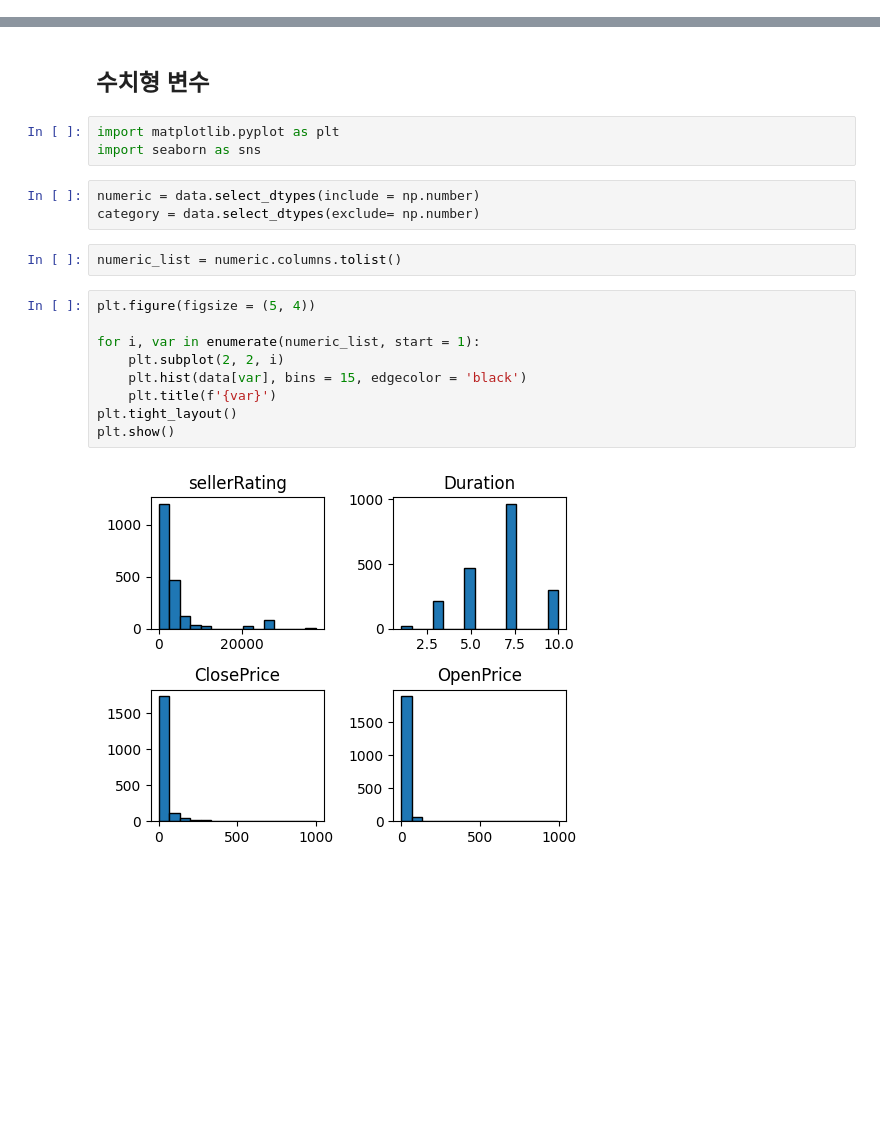
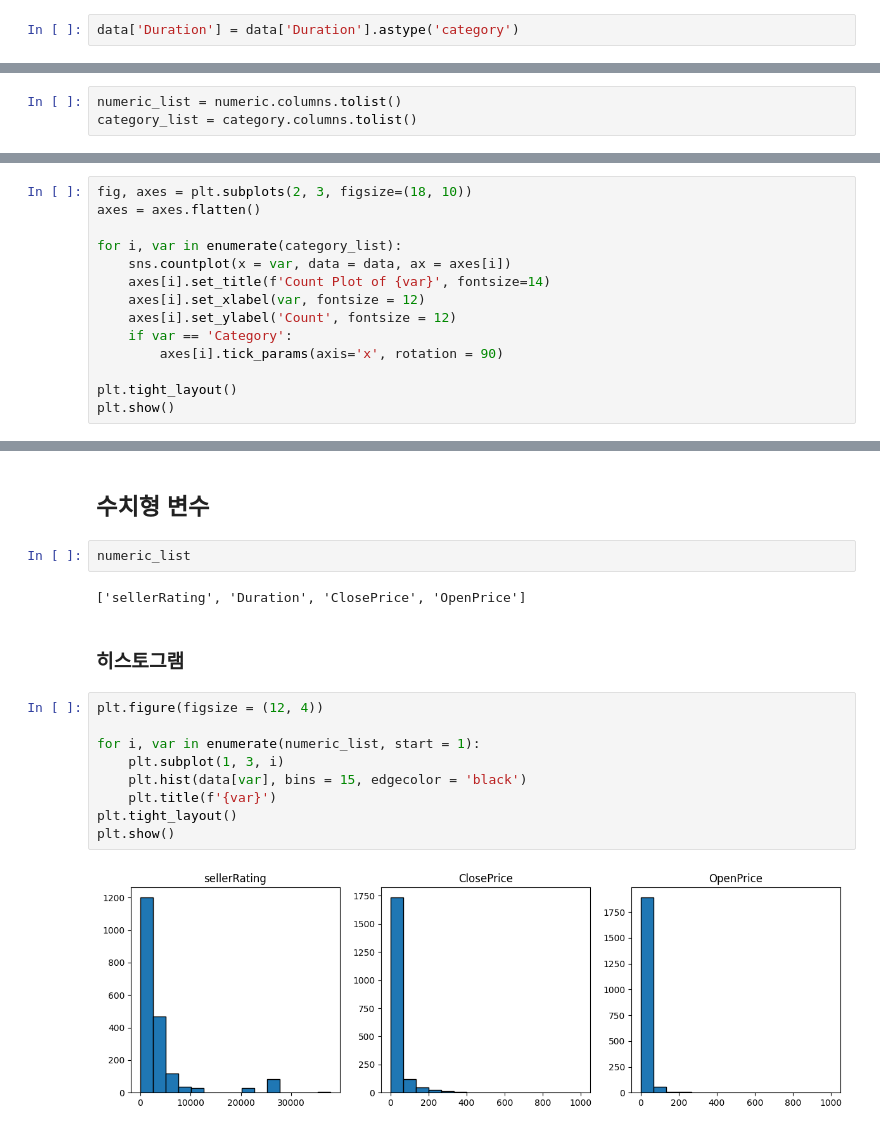
Before and after one commit to ebae-saebae/eBayInsights, a Jupyter notebook: open.ipynb, the cells around one changed output, grey strips where cells are left out. Drawn from its saved outputs; the diff is of its cells as text; blank space fills up the shorter version.

```diff
--- a/open.ipynb
+++ b/open.ipynb
@@ -59,0 +61,2 @@ data['Competitive'] = data['Competitive'].astype('category')
+# %%
+data['Duration'] = data['Duration'].astype('category')
@@ -59,0 +78,3 @@ data['Competitive'] = data['Competitive'].astype('category')
+# %%
+numeric_list = numeric.columns.tolist()
+category_list = category.columns.tolist()
@@ -59,0 +151,14 @@ data['Competitive'] = data['Competitive'].astype('category')
+# %%
+fig, axes = plt.subplots(2, 3, figsize=(18, 10))
+axes = axes.flatten()
+
+for i, var in enumerate(category_list):
+	sns.countplot(x = var, data = data, ax = axes[i])
+	axes[i].set_title(f'Count Plot of {var}', fontsize=14)
+	axes[i].set_xlabel(var, fontsize = 12)
+	axes[i].set_ylabel('Count', fontsize = 12)
+	if var == 'Category':
+		axes[i].tick_params(axis='x', rotation = 90)
+
+plt.tight_layout()
+plt.show()
@@ -60,21 +167,19 @@ data['Competitive'] = data['Competitive'].astype('category')
 # %% [markdown]
 ## 수치형 변수
-# %%
-import matplotlib.pyplot as plt
-import seaborn as sns
-# %%
-numeric = data.select_dtypes(include = np.number)
-category = data.select_dtypes(exclude= np.number)
-# %%
-numeric_list = numeric.columns.tolist()
+# %%
+numeric_list
+# %% [output]
+['sellerRating', 'Duration', 'ClosePrice', 'OpenPrice']
+# %% [markdown]
+### 히스토그램
 # %%
-plt.figure(figsize = (5, 4))
+plt.figure(figsize = (12, 4))
 
 for i, var in enumerate(numeric_list, start = 1):
-	plt.subplot(2, 2, i)
+	plt.subplot(1, 3, i)
 	plt.hist(data[var], bins = 15, edgecolor = 'black')
 	plt.title(f'{var}')
 plt.tight_layout()
 plt.show()
 # %% [output]
-[figure, old version]
+[figure, new version]
```
Also changed, not shown: parts of 22 cells of this notebook.
